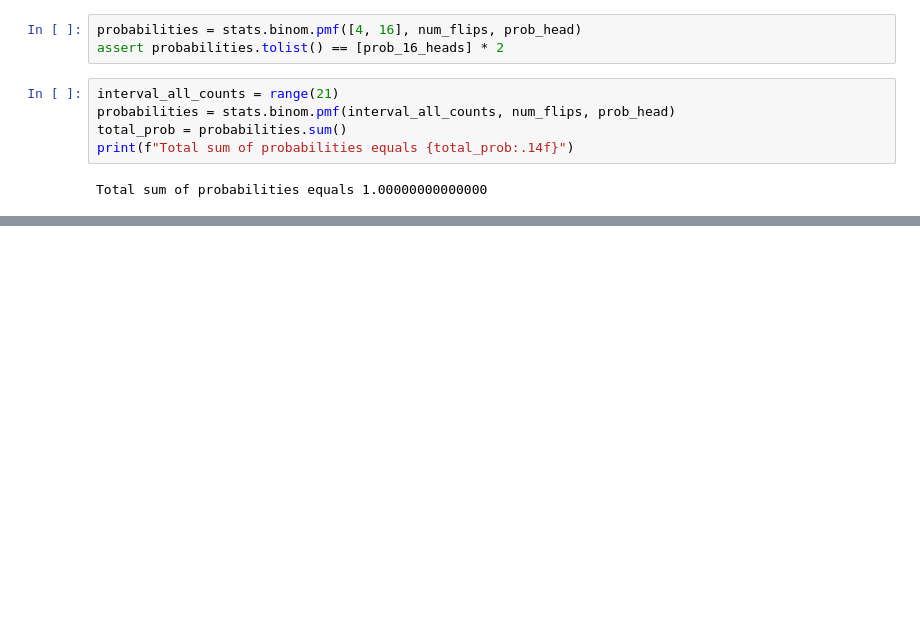
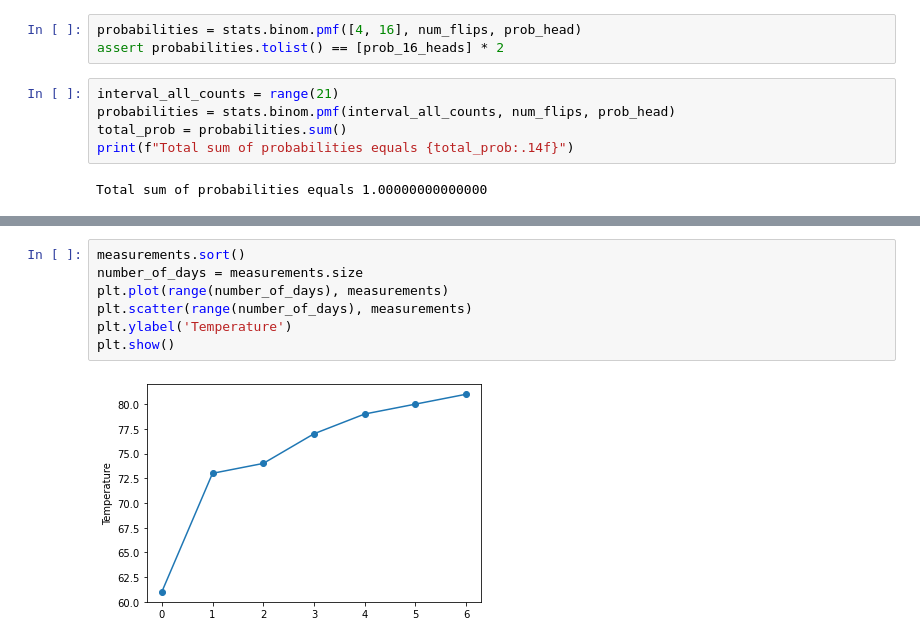
Before and after one commit to Lukas-Forst/100-Days-of-Code, a Jupyter notebook: Day101/Bookcamp_CS2.ipynb, the cells around one changed output, grey strips where cells are left out. Saved outputs shown, nothing was run; the diff lists cells and outputs as text; blank space fills up the shorter version.

```diff
--- a/Day101/Bookcamp_CS2.ipynb
+++ b/Day101/Bookcamp_CS2.ipynb
@@ -25,0 +51,9 @@ Total sum of probabilities equals 1.00000000000000
+# %%
+measurements.sort()
+number_of_days = measurements.size
+plt.plot(range(number_of_days), measurements)
+plt.scatter(range(number_of_days), measurements)
+plt.ylabel('Temperature')
+plt.show()
+# %% [output]
+[figure, added]
```
Also changed, not shown: parts of 26 cells of this notebook.
